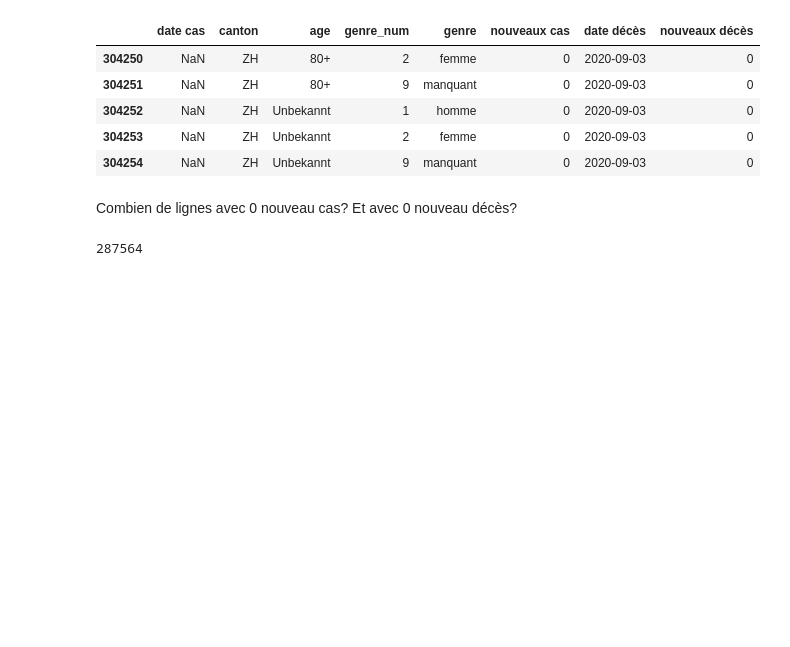
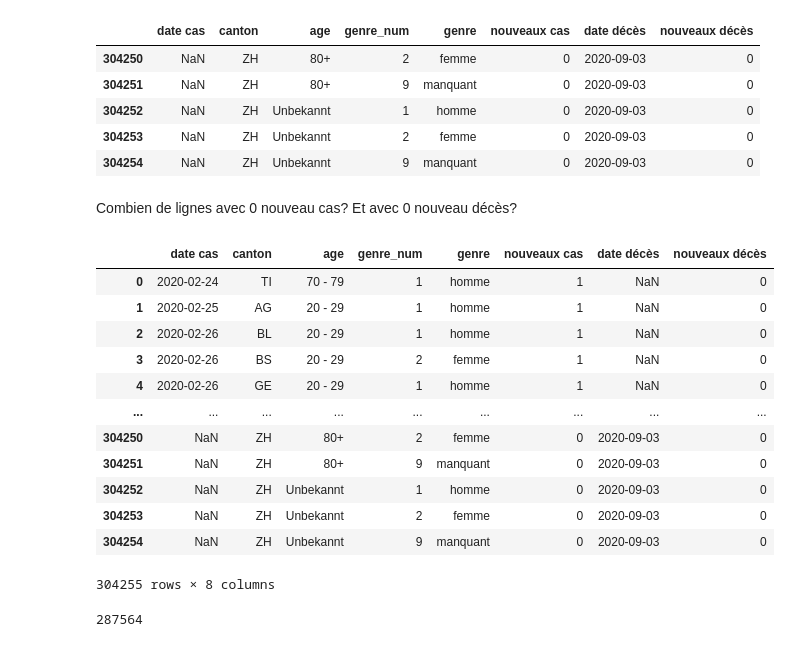
Before and after one commit to palrogg/course_sandbox, a Jupyter notebook: 04-Pandas-Merge-Joel.ipynb, the cells around one changed output. Cells and saved outputs as stored; diff of their text form; code cells hidden in the pictures; blank space fills up the shorter version.

```diff
--- a/04-Pandas-Merge-Joel.ipynb
+++ b/04-Pandas-Merge-Joel.ipynb
@@ -68,6 +68,24 @@ df.tail()
 | 304254 | NaN | ZH | Unbekannt | 9 | manquant | 0 | 2020-09-03 | 0 |
 # %% [markdown]
 Combien de lignes avec 0 nouveau cas? Et avec 0 nouveau décès?
+# %%
+df_init =df
+# %%
+df_init
+# %% [output]
+|  | date cas | canton | age | genre_num | genre | nouveaux cas | date décès | nouveaux décès |
+| 0 | 2020-02-24 | TI | 70 - 79 | 1 | homme | 1 | NaN | 0 |
+| 1 | 2020-02-25 | AG | 20 - 29 | 1 | homme | 1 | NaN | 0 |
+| 2 | 2020-02-26 | BL | 20 - 29 | 1 | homme | 1 | NaN | 0 |
+| 3 | 2020-02-26 | BS | 20 - 29 | 2 | femme | 1 | NaN | 0 |
+| 4 | 2020-02-26 | GE | 20 - 29 | 1 | homme | 1 | NaN | 0 |
+| ... | ... | ... | ... | ... | ... | ... | ... | ... |
+| 304250 | NaN | ZH | 80+ | 2 | femme | 0 | 2020-09-03 | 0 |
+| 304251 | NaN | ZH | 80+ | 9 | manquant | 0 | 2020-09-03 | 0 |
+| 304252 | NaN | ZH | Unbekannt | 1 | homme | 0 | 2020-09-03 | 0 |
+| 304253 | NaN | ZH | Unbekannt | 2 | femme | 0 | 2020-09-03 | 0 |
+| 304254 | NaN | ZH | Unbekannt | 9 | manquant | 0 | 2020-09-03 | 0 |
+304255 rows × 8 columns
 # %%
 len(df[ df['nouveaux cas'] == 0 ])
 # %% [output]
```
Also changed, not shown: parts of 17 cells of this notebook, 1 other file.
